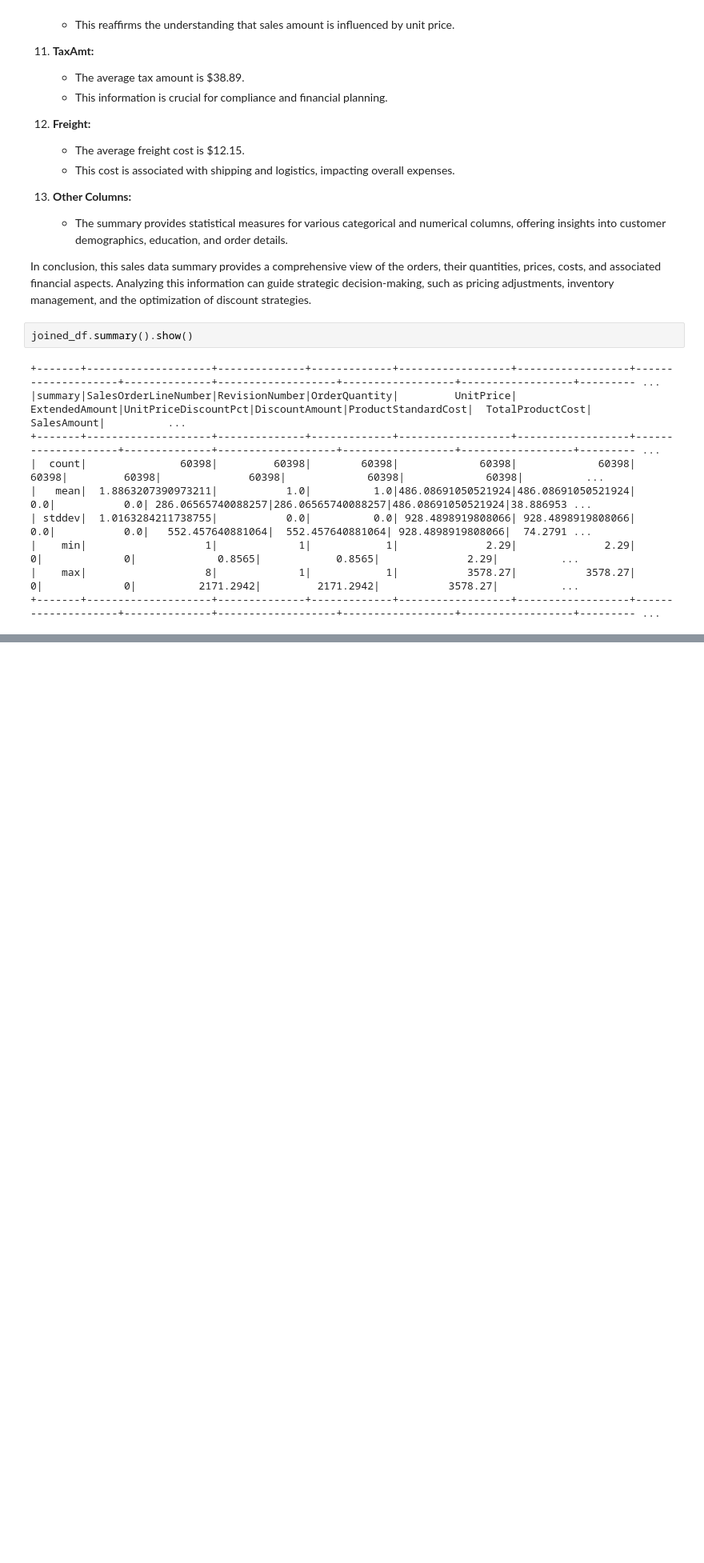
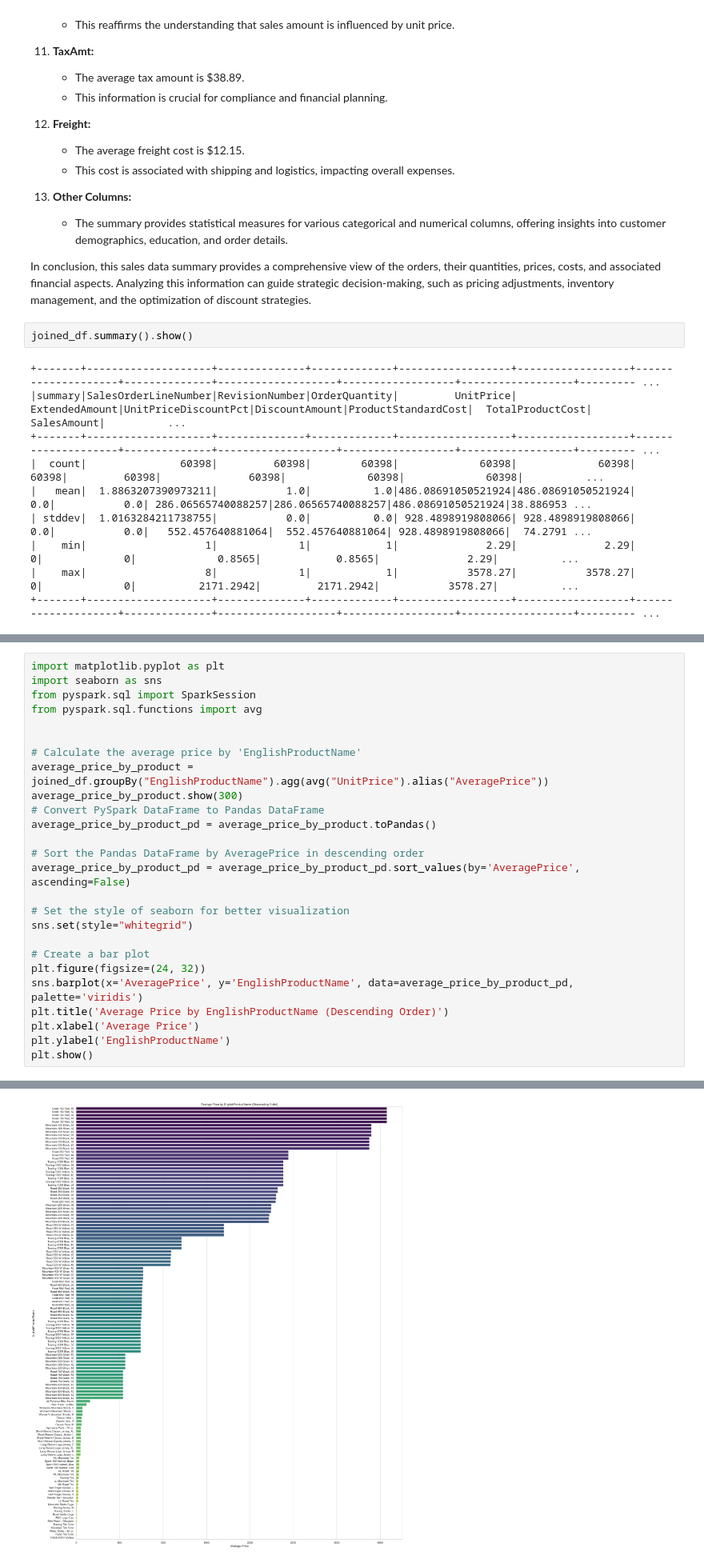
Before and after one commit to robertnesterodhiambo/MachineLEarning-School, a Jupyter notebook: dimanalysis.ipynb, the cells around one changed output, grey strips where cells are left out. Shown at 80% size. Cells and saved outputs as stored; diff of their text form; blank space fills up the shorter version.

```diff
--- a/dimanalysis.ipynb
+++ b/dimanalysis.ipynb
@@ -374,0 +629,27 @@ count_table.show()
+# %%
+import matplotlib.pyplot as plt
+import seaborn as sns
+from pyspark.sql import SparkSession
+from pyspark.sql.functions import avg
+
+
+# Calculate the average price by 'EnglishProductName'
+average_price_by_product = joined_df.groupBy("EnglishProductName").agg(avg("UnitPrice").alias("AveragePrice"))
+average_price_by_product.show(300)
+# Convert PySpark DataFrame to Pandas DataFrame
+average_price_by_product_pd = average_price_by_product.toPandas()
+
+# Sort the Pandas DataFrame by AveragePrice in descending order
+average_price_by_product_pd = average_price_by_product_pd.sort_values(by='AveragePrice', ascending=False)
+
+# Set the style of seaborn for better visualization
+sns.set(style="whitegrid")
+
+# Create a bar plot
+plt.figure(figsize=(24, 32))
+sns.barplot(x='AveragePrice', y='EnglishProductName', data=average_price_by_product_pd, palette='viridis')
+plt.title('Average Price by EnglishProductName (Descending Order)')
+plt.xlabel('Average Price')
+plt.ylabel('EnglishProductName')
+plt.show()
+# %% [output]
@@ -374,0 +676 @@ count_table.show()
+[figure, added]
```
Also changed, not shown: parts of 7 cells of this notebook.
